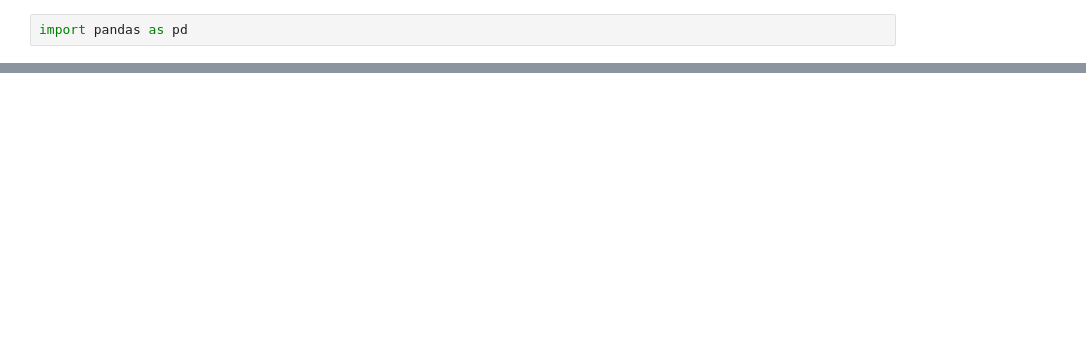
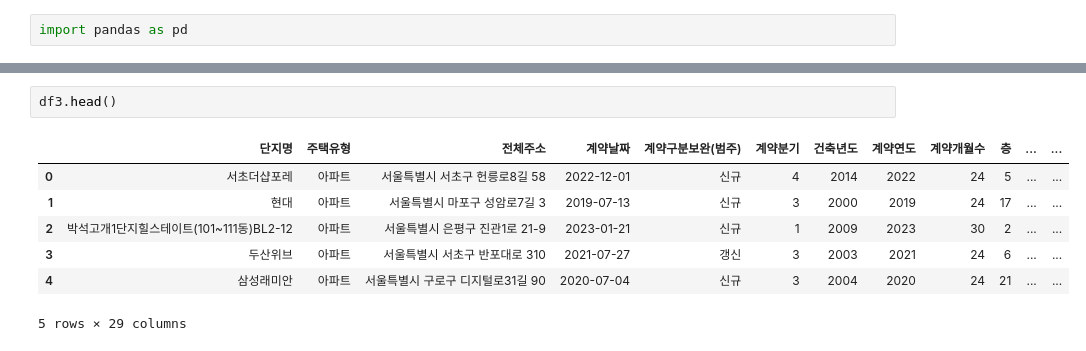
Before and after one commit to yoonkeen88/ChangeCoordinate, a Jupyter notebook: preprocessing/data_seper.ipynb, the cells around one changed output, grey strips where cells are left out. Cells and saved outputs as stored; diff of their text form; blank space fills up the shorter version.

```diff
--- a/preprocessing/data_seper.ipynb
+++ b/preprocessing/data_seper.ipynb
@@ -30,0 +48,10 @@ Name: 전체주소, Length: 1024931, dtype: object
+# %%
+df3.head()
+# %% [output]
+|  | 단지명 | 주택유형 | 전체주소 | 계약날짜 | 계약구분보완(범주) | 계약분기 | 건축년도 | 계약연도 | 계약개월수 | 층 | ... | ... |
+| 0 | 서초더샵포레 | 아파트 | 서울특별시 서초구 헌릉로8길 58 | 2022-12-01 | 신규 | 4 | 2014 | 2022 | 24 | 5 | ... | ... |
+| 1 | 현대 | 아파트 | 서울특별시 마포구 성암로7길 3 | 2019-07-13 | 신규 | 3 | 2000 | 2019 | 24 | 17 | ... | ... |
+| 2 | 박석고개1단지힐스테이트(101~111동)BL2-12 | 아파트 | 서울특별시 은평구 진관1로 21-9 | 2023-01-21 | 신규 | 1 | 2009 | 2023 | 30 | 2 | ... | ... |
+| 3 | 두산위브 | 아파트 | 서울특별시 서초구 반포대로 310 | 2021-07-27 | 갱신 | 3 | 2003 | 2021 | 24 | 6 | ... | ... |
+| 4 | 삼성래미안 | 아파트 | 서울특별시 구로구 디지털로31길 90 | 2020-07-04 | 신규 | 3 | 2004 | 2020 | 24 | 21 | ... | ... |
+5 rows × 29 columns
```
Also changed, not shown: parts of 47 cells of this notebook, 4 other files.
